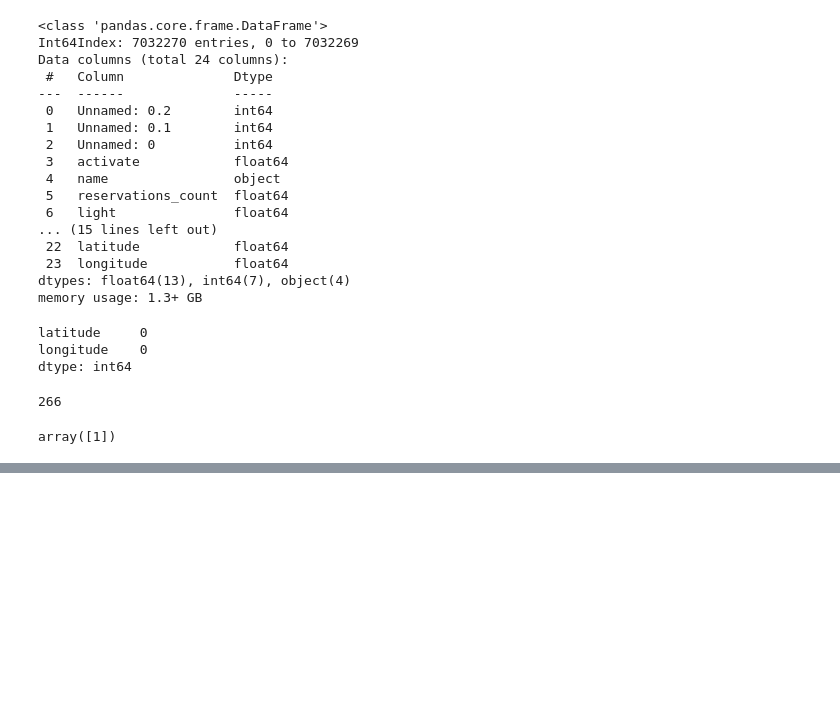
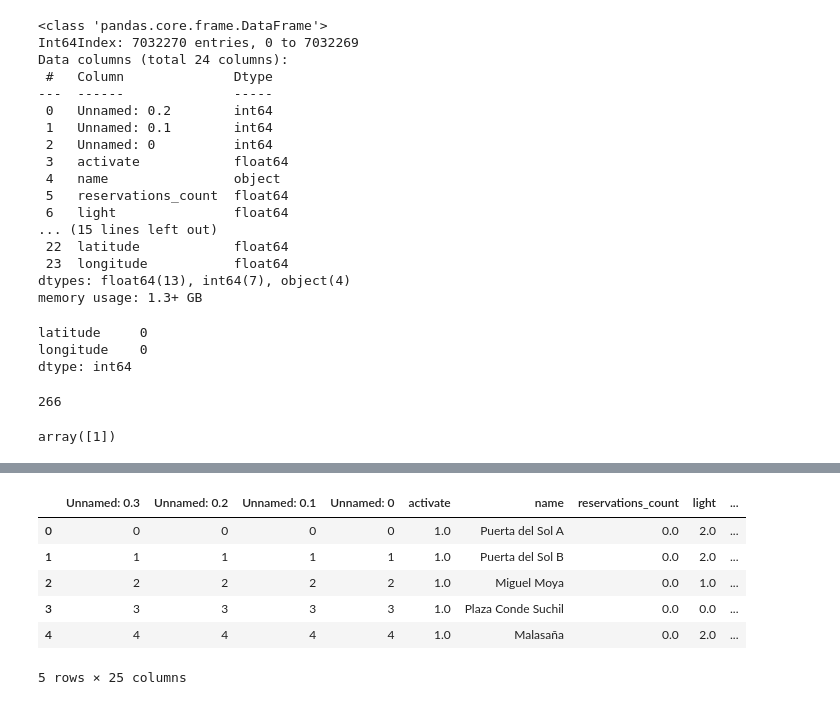
Before and after one commit to javi99/MT_predicting_BSD, a Jupyter notebook: processing/development/Data_Quality_Assessment.ipynb, the cells around one changed output, grey strips where cells are left out. Cells and saved outputs as stored; diff of their text form; code cells hidden in the pictures; blank space fills up the shorter version.

```diff
--- a/processing/development/Data_Quality_Assessment.ipynb
+++ b/processing/development/Data_Quality_Assessment.ipynb
@@ -1183,0 +1188,11 @@ array([1])
+# %%
+hist_stations_df = pd.read_csv("../../data/storage/intermediate/station_plugs_coord_correct.csv")
+hist_stations_df.head()
+# %% [output]
+|  | Unnamed: 0.3 | Unnamed: 0.2 | Unnamed: 0.1 | Unnamed: 0 | activate | name | reservations_count | light | ... |
+| 0 | 0 | 0 | 0 | 0 | 1.0 | Puerta del Sol A | 0.0 | 2.0 | ... |
+| 1 | 1 | 1 | 1 | 1 | 1.0 | Puerta del Sol B | 0.0 | 2.0 | ... |
+| 2 | 2 | 2 | 2 | 2 | 1.0 | Miguel Moya | 0.0 | 1.0 | ... |
+| 3 | 3 | 3 | 3 | 3 | 1.0 | Plaza Conde Suchil | 0.0 | 0.0 | ... |
+| 4 | 4 | 4 | 4 | 4 | 1.0 | Malasaña | 0.0 | 2.0 | ... |
+5 rows × 25 columns
```
Also changed, not shown: parts of 2 cells of this notebook.
